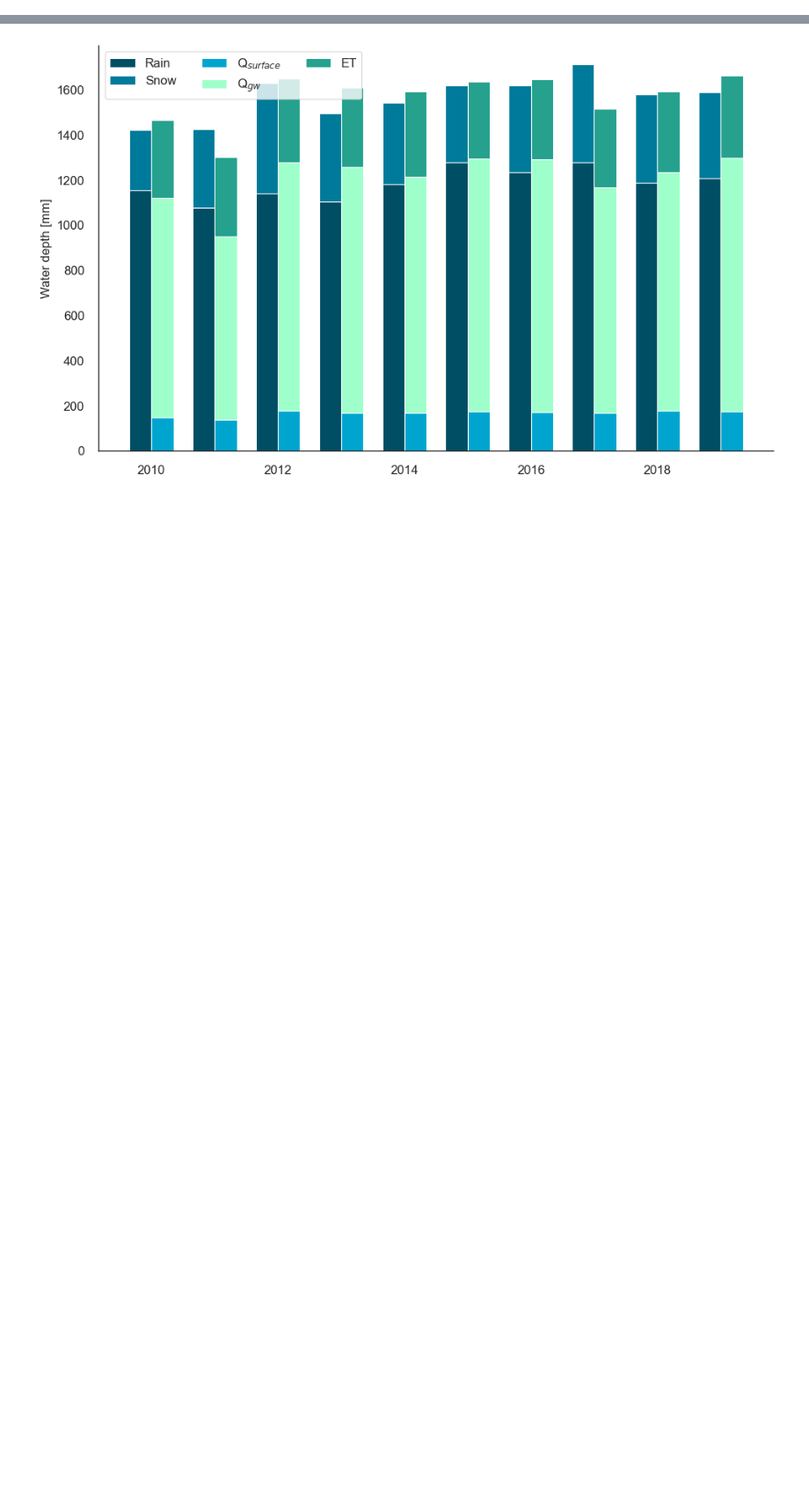
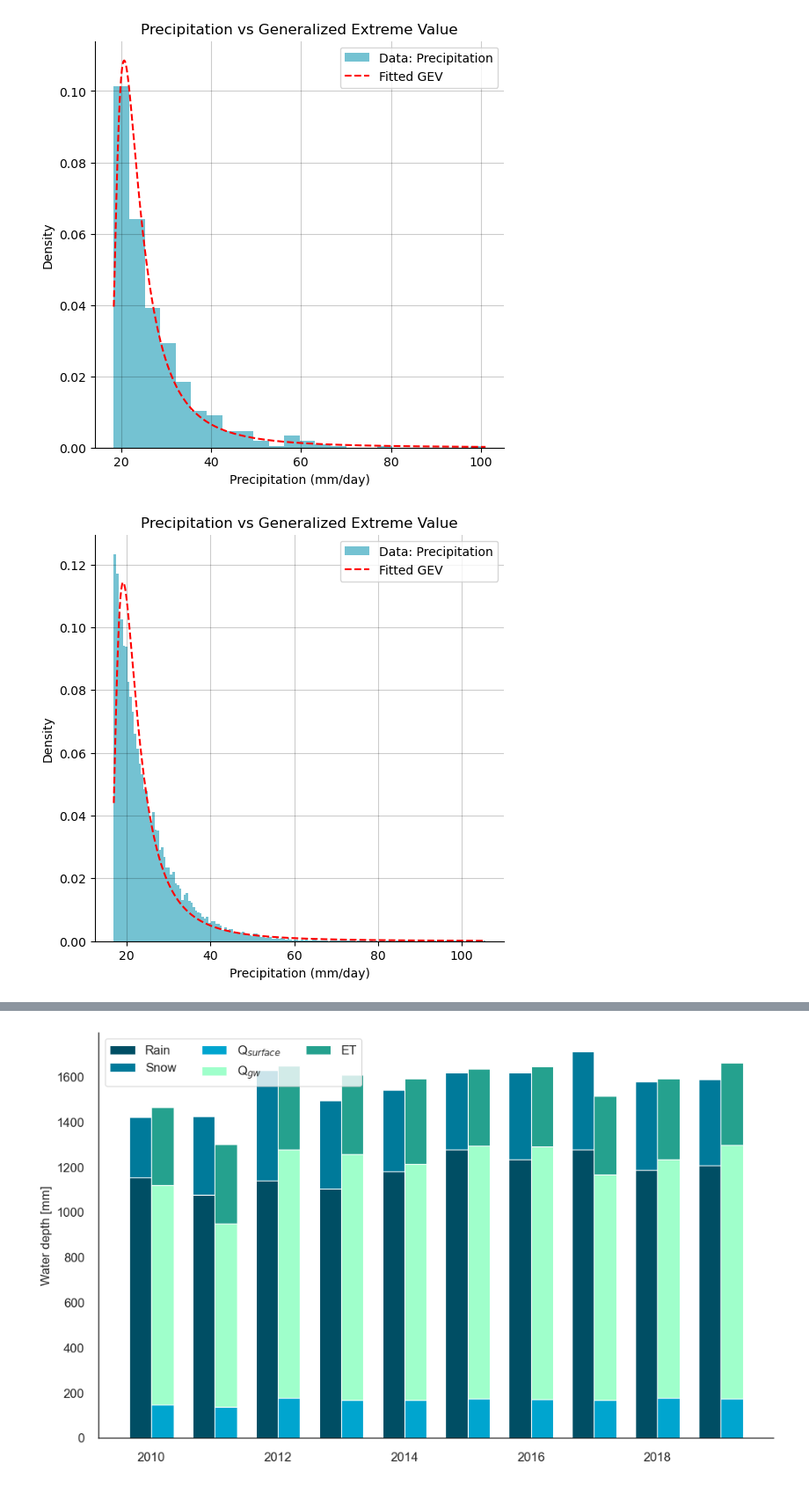
Before and after one commit to CooperBigFoot/climate-impacts, a Jupyter notebook: code/eda.ipynb, the cells around one changed output, grey strips where cells are left out. Shown at 88% size. Cells and saved outputs as stored; diff of their text form; code cells hidden in the pictures; blank space fills up the shorter version.

```diff
--- a/code/eda.ipynb
+++ b/code/eda.ipynb
@@ -60,0 +97,30 @@ processed_exp_first_data
+# %%
+# Fit the Generalized Extreme Value distribution to the data
+
+# For present data
+present_stats = ClimateExtreme(present_data)
+c, loc, scale = present_stats.fit_genextreme("Precipitation", 0.95)
+present_stats.plot_hist_vs_genextreme(
+    "Precipitation", c=c, loc=loc, scale=scale, units="mm/day"
+)
+
+# For simulated data
+exp_first_stats = ClimateExtreme(exp_first_data)
+c, loc, scale = exp_first_stats.fit_genextreme("Precipitation", 0.95)
+exp_first_stats.plot_hist_vs_genextreme(
+    "Precipitation", c=c, loc=loc, scale=scale, units="mm/day"
+)
+
+# Compare the parameters of the Generalized Extreme Value distribution
+params = ClimateExtreme.compare_parameters(
+    stats1=present_stats,
+    name1="Present",
+    stats2=exp_first_stats,
+    name2="Exp_First",
+    distribution="genextreme",
+    column="Precipitation",
+)
+params
+# %% [output]
+[figure, added]
+[figure, added]
```
Also changed, not shown: parts of 37 cells of this notebook.
